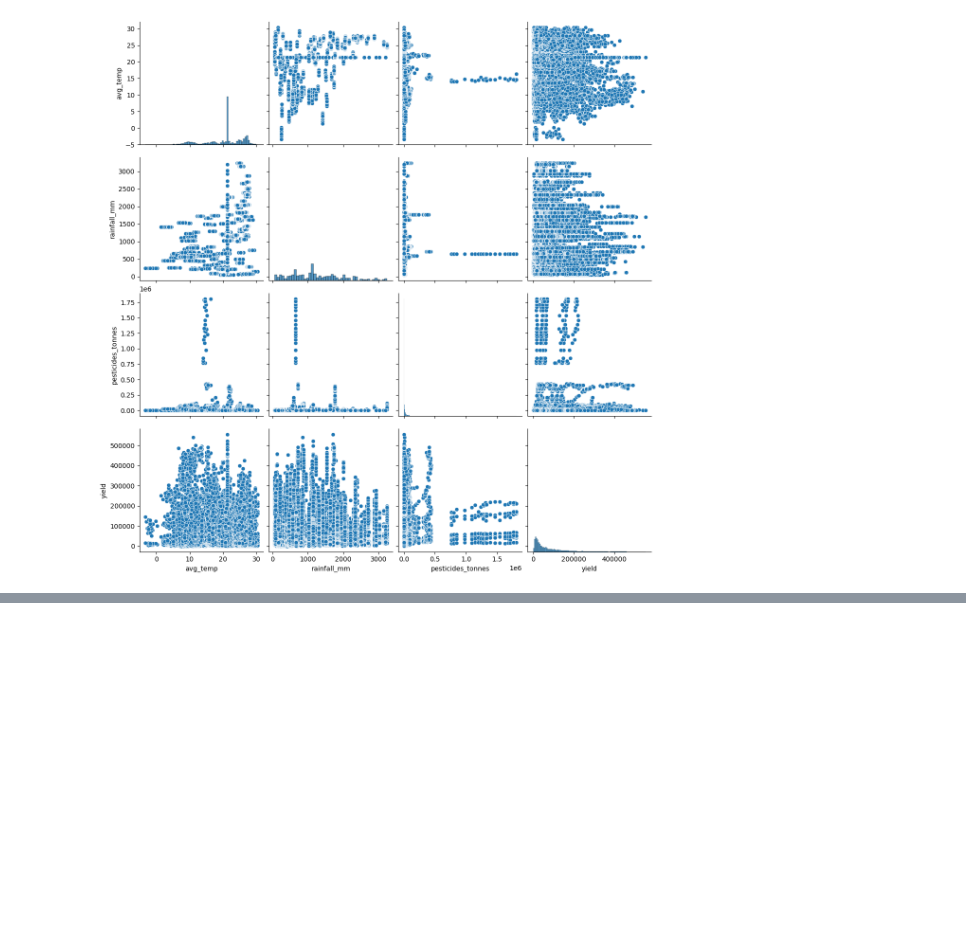
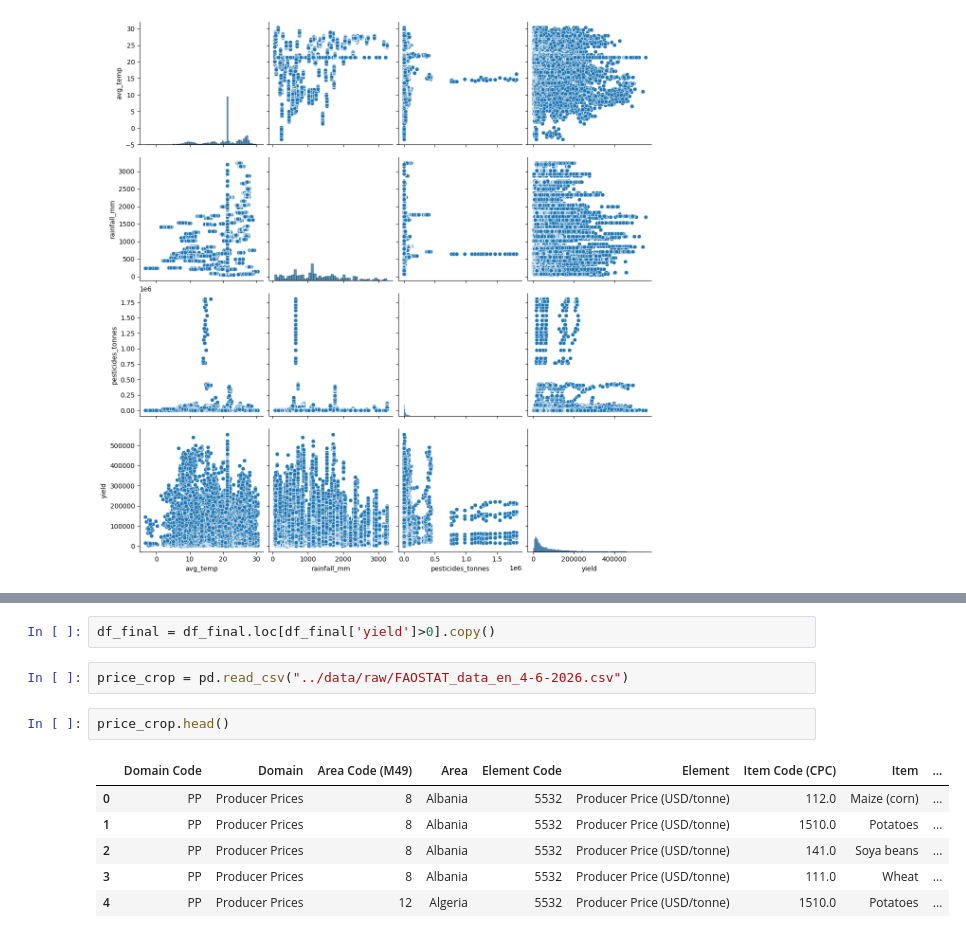
Before and after one commit to SCFlorian/Systeme_recommandation_agricole, a Jupyter notebook: notebooks/notebook_analyse_exploratoire.ipynb, the cells around one changed output, grey strips where cells are left out. Saved outputs shown, nothing was run; the diff lists cells and outputs as text; blank space fills up the shorter version.

```diff
--- a/notebooks/notebook_analyse_exploratoire.ipynb
+++ b/notebooks/notebook_analyse_exploratoire.ipynb
@@ -1863,0 +1864,13 @@ plt.show()
+# %%
+df_final = df_final.loc[df_final['yield']>0].copy()
+# %%
+price_crop = pd.read_csv("../data/raw/FAOSTAT_data_en_4-6-2026.csv")
+# %%
+price_crop.head()
+# %% [output]
+|  | Domain Code | Domain | Area Code (M49) | Area | Element Code | Element | Item Code (CPC) | Item | ... |
+| 0 | PP | Producer Prices | 8 | Albania | 5532 | Producer Price (USD/tonne) | 112.0 | Maize (corn) | ... |
+| 1 | PP | Producer Prices | 8 | Albania | 5532 | Producer Price (USD/tonne) | 1510.0 | Potatoes | ... |
+| 2 | PP | Producer Prices | 8 | Albania | 5532 | Producer Price (USD/tonne) | 141.0 | Soya beans | ... |
+| 3 | PP | Producer Prices | 8 | Albania | 5532 | Producer Price (USD/tonne) | 111.0 | Wheat | ... |
+| 4 | PP | Producer Prices | 12 | Algeria | 5532 | Producer Price (USD/tonne) | 1510.0 | Potatoes | ... |
```
Also changed, not shown: parts of 9 cells of this notebook, 10 other files.
